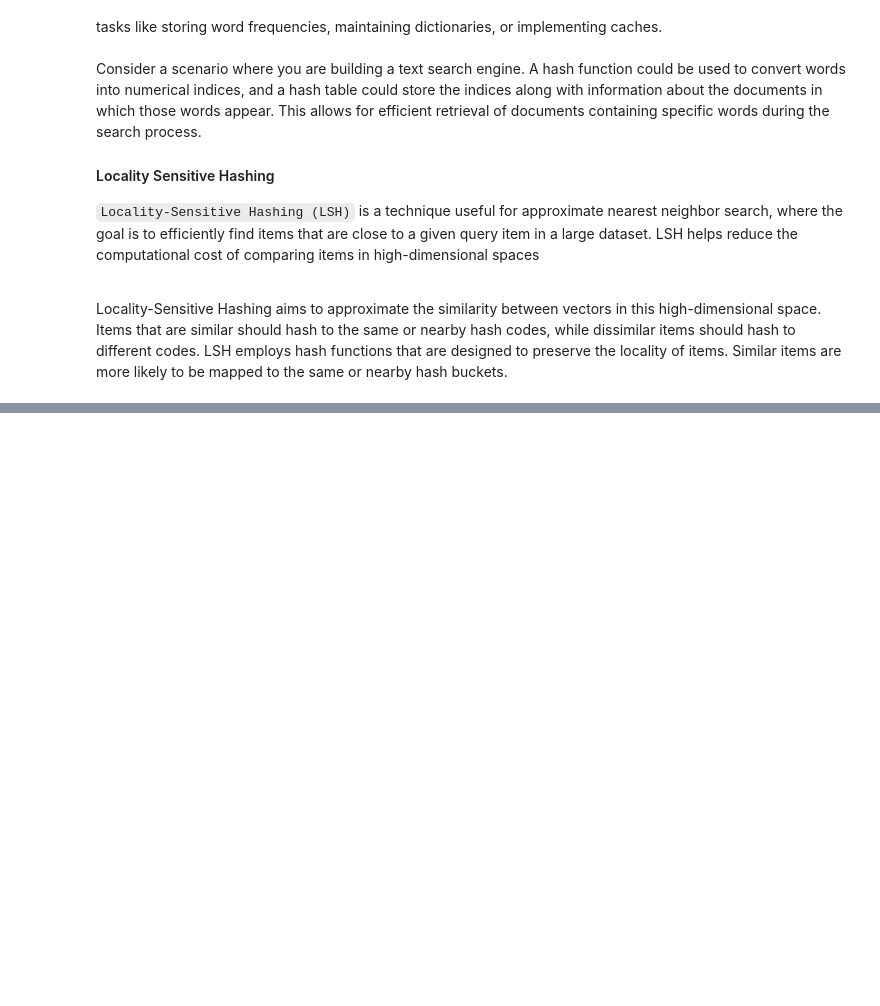
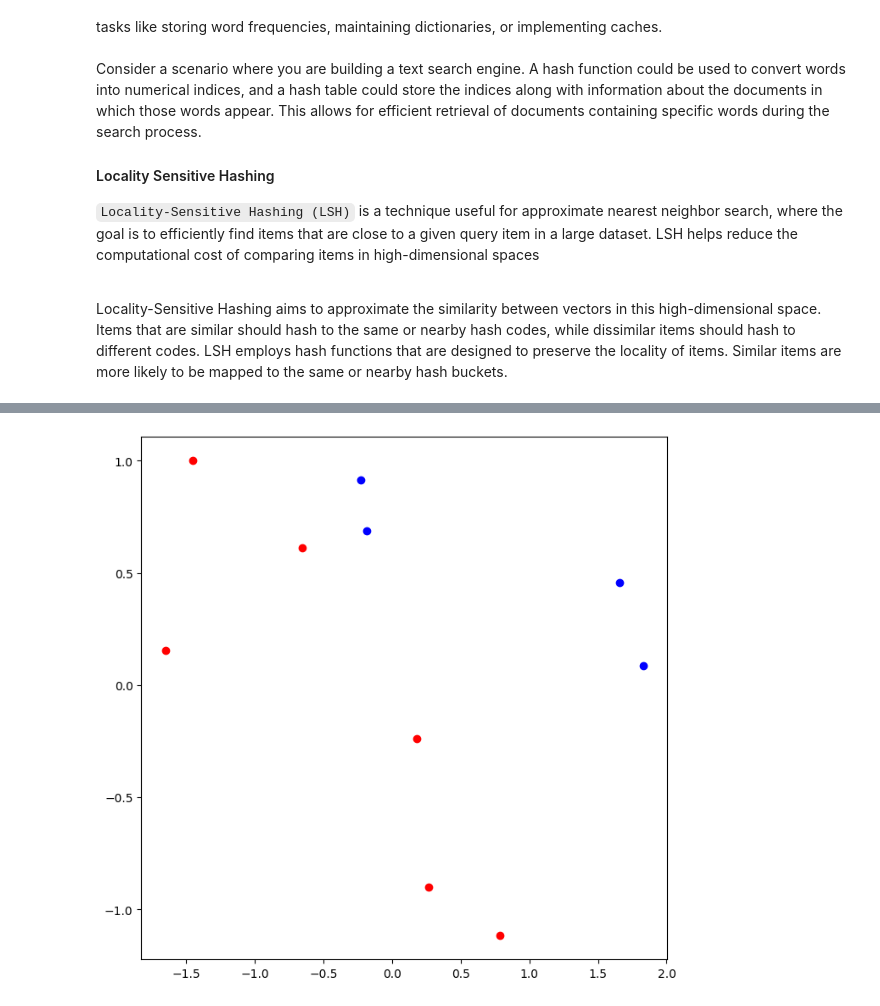
Before and after one commit to mmaazkhanhere/nlp-specialisation, a Jupyter notebook: nlp-with-classification-and-vector-spaces.ipynb, the cells around one changed output, grey strips where cells are left out. Drawn from its saved outputs; the diff is of its cells as text; code cells hidden in the pictures; blank space fills up the shorter version.

```diff
--- a/nlp-with-classification-and-vector-spaces.ipynb
+++ b/nlp-with-classification-and-vector-spaces.ipynb
@@ -908,0 +1420,20 @@ Locality-Sensitive Hashing aims to approximate the similarity between vectors in
+# %%
+P = np.array([[1, 1]])  # Define a single plane.
+fig, ax1 = plt.subplots(figsize=(8, 8))  # Create a plot
+
+# Plot  random points.
+for i in range(0, 10):
+    v1 = np.array(
+        np.random.uniform(-2, 2, 2)
+    )  # Get a pair of random numbers between -2 and 2
+    side_of_plane = np.sign(np.dot(P, v1.T))
+
+    # Color the points depending on the sign of the result of np.dot(P, point.T)
+    if side_of_plane == 1:
+        ax1.plot([v1[0]], [v1[1]], "bo")  # Plot blue points
+    else:
+        ax1.plot([v1[0]], [v1[1]], "ro")  # Plot red points
+
+plt.show()
+# %% [output]
+[figure, added]
```
Also changed, not shown: parts of 58 cells of this notebook.
